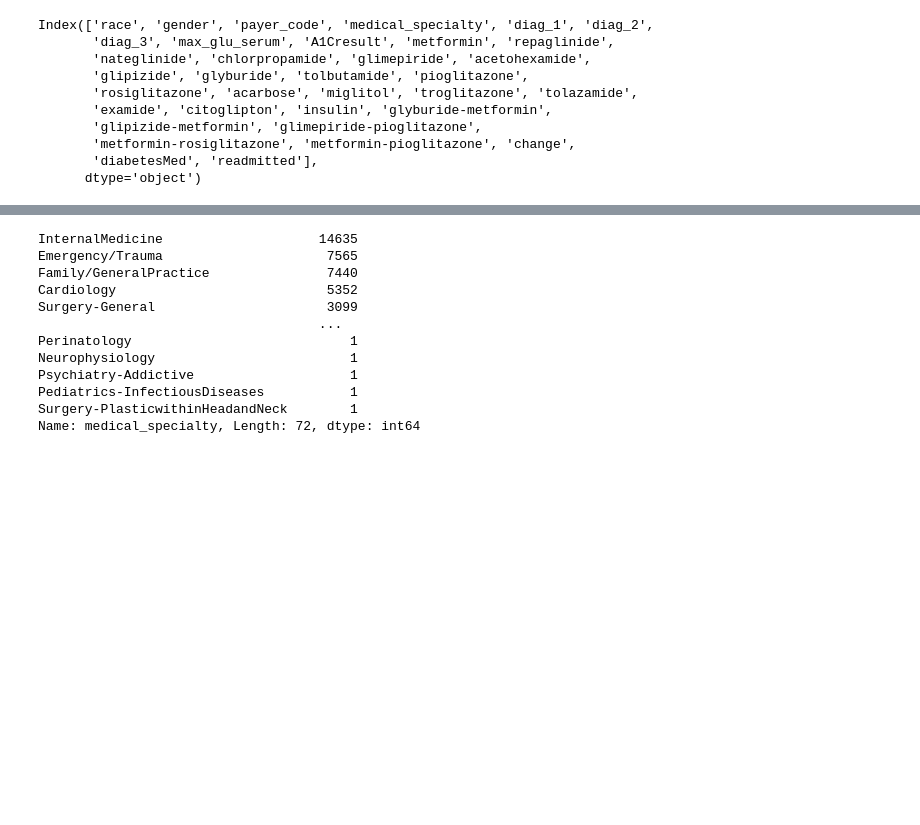
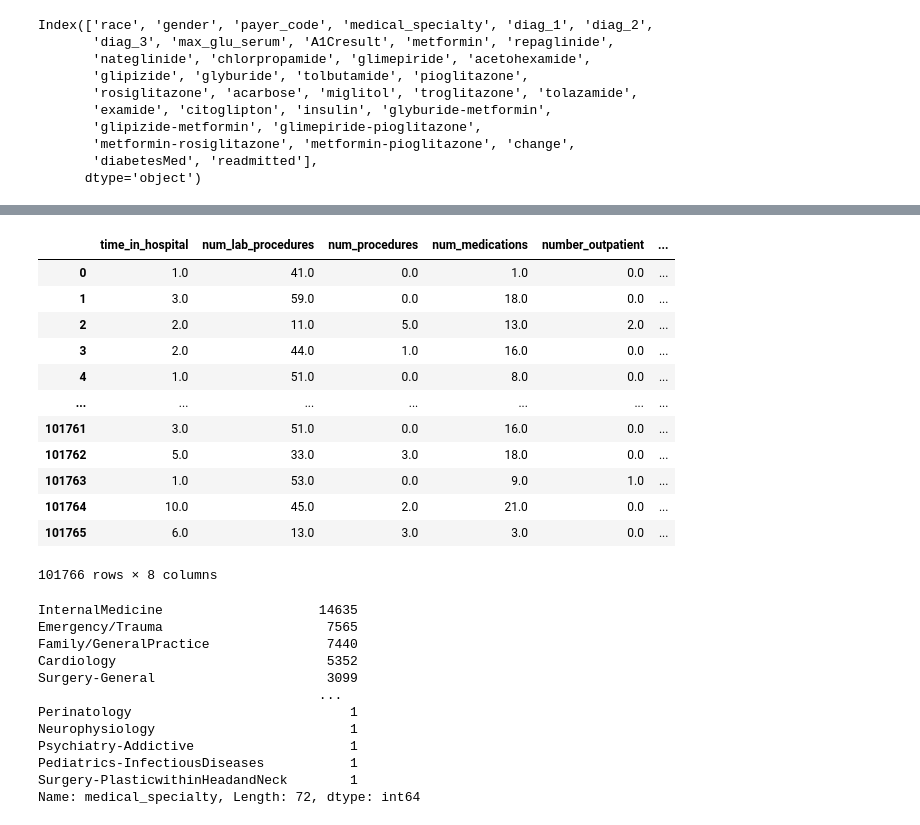
Before and after one commit to kkdsdesilva/diabetes-ucidata, a Jupyter notebook: notebooks/data/preprocessing_test.ipynb, the cells around one changed output, grey strips where cells are left out. Cells and saved outputs as stored; diff of their text form; code cells hidden in the pictures; blank space fills up the shorter version.

```diff
--- a/notebooks/data/preprocessing_test.ipynb
+++ b/notebooks/data/preprocessing_test.ipynb
@@ -74,3 +133,6 @@ Index(['race', 'gender', 'payer_code', 'medical_specialty', 'diag_1', 'diag_2',
        'metformin-rosiglitazone', 'metformin-pioglitazone', 'change',
        'diabetesMed', 'readmitted'],
       dtype='object')
+# %%
+numeric_cols = ['time_in_hospital', 'num_lab_procedures', 'num_procedures', 'num_medications', 'number_outpatient', 'number_emergency', 'number_inpatient', 'number_diagnoses']
+data.columns.difference(numeric_cols)
@@ -77,3 +151,19 @@ Index(['race', 'gender', 'payer_code', 'medical_specialty', 'diag_1', 'diag_2',
+# %%
+data[numeric_cols].astype('float')
+# %% [output]
+|  | time_in_hospital | num_lab_procedures | num_procedures | num_medications | number_outpatient | ... |
+| 0 | 1.0 | 41.0 | 0.0 | 1.0 | 0.0 | ... |
+| 1 | 3.0 | 59.0 | 0.0 | 18.0 | 0.0 | ... |
+| 2 | 2.0 | 11.0 | 5.0 | 13.0 | 2.0 | ... |
+| 3 | 2.0 | 44.0 | 1.0 | 16.0 | 0.0 | ... |
+| 4 | 1.0 | 51.0 | 0.0 | 8.0 | 0.0 | ... |
+| ... | ... | ... | ... | ... | ... | ... |
+| 101761 | 3.0 | 51.0 | 0.0 | 16.0 | 0.0 | ... |
+| 101762 | 5.0 | 33.0 | 3.0 | 18.0 | 0.0 | ... |
+| 101763 | 1.0 | 53.0 | 0.0 | 9.0 | 1.0 | ... |
+| 101764 | 10.0 | 45.0 | 2.0 | 21.0 | 0.0 | ... |
+| 101765 | 6.0 | 13.0 | 3.0 | 3.0 | 0.0 | ... |
+101766 rows × 8 columns
 # %%
 data['medical_specialty'].value_counts().sort_values(ascending=False)
 # %% [output]
```
Also changed, not shown: parts of 8 cells of this notebook.
